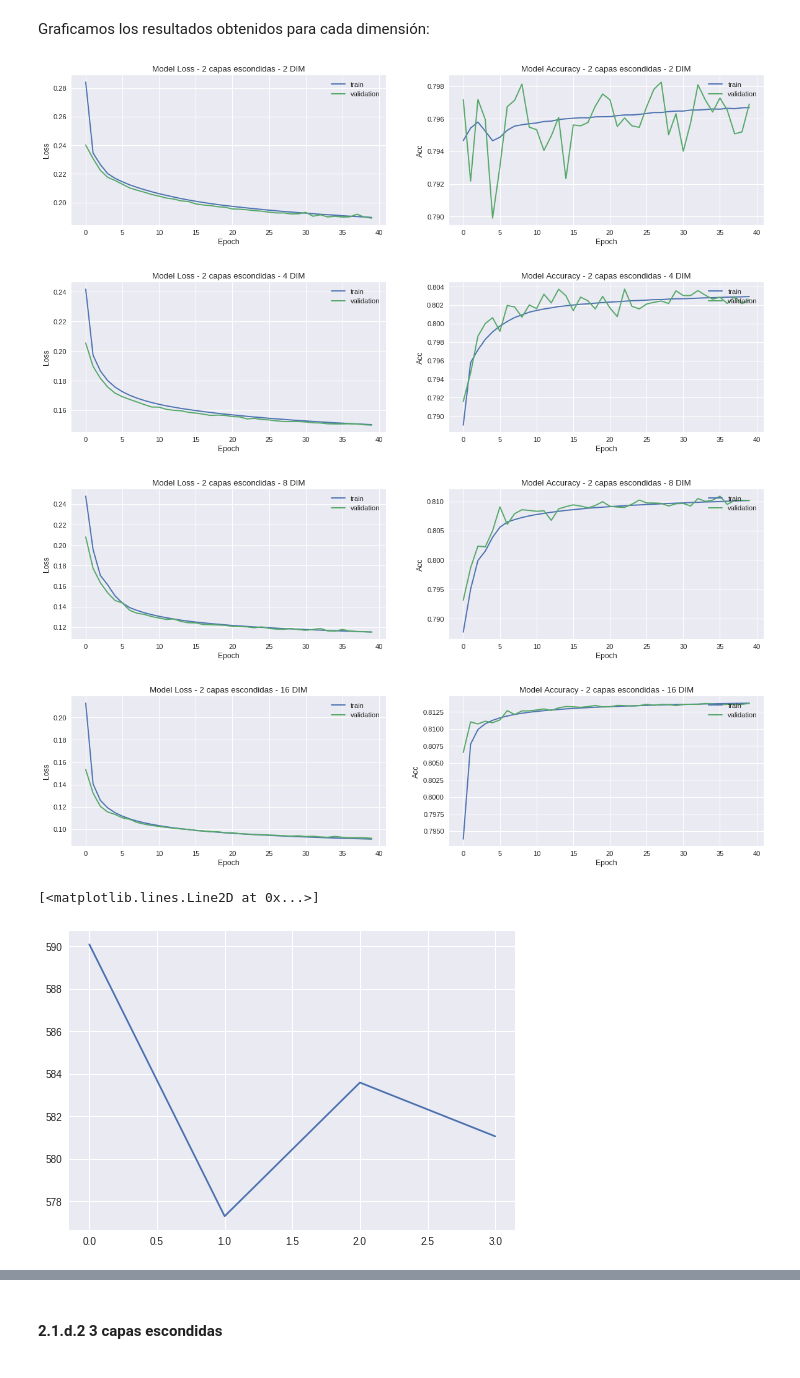
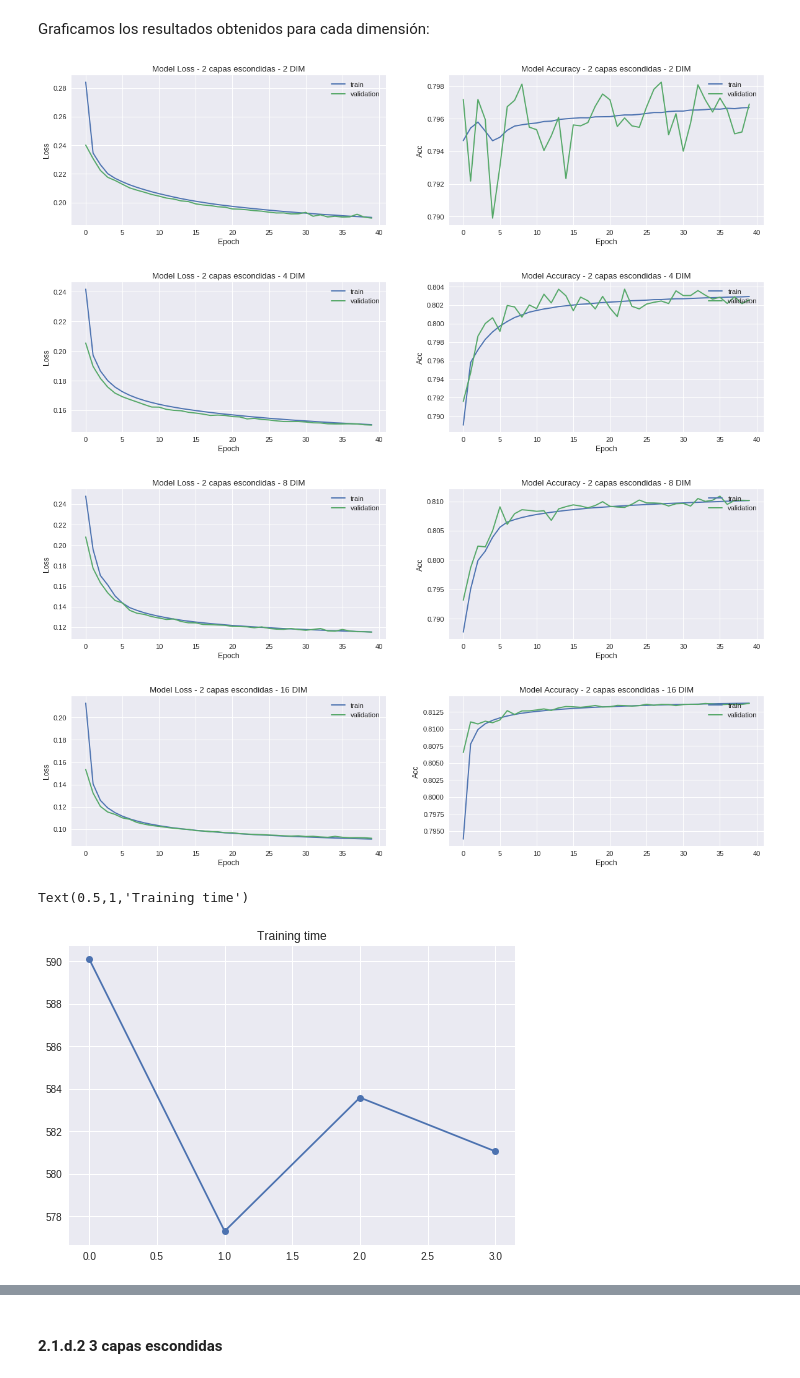
Before and after one commit to rigonzal/ANN, a Jupyter notebook: Approach3/Pregunta_2_colab.ipynb, the cells around one changed output, grey strips where cells are left out. Saved outputs shown, nothing was run; the diff lists cells and outputs as text; code cells hidden in the pictures.

```diff
--- a/Approach3/Pregunta_2_colab.ipynb
+++ b/Approach3/Pregunta_2_colab.ipynb
@@ -370,14 +371,15 @@ Graficamos los resultados obtenidos para cada dimensión:
 # %%
 for i in range(len(history_1_d_1_list)):
   losses,accs = get_metrics_lists(history_1_d_1_list[i])
-  triple_plot(losses,accs,'Model Loss - 2 capas escondidas - '+str(dims[i])+' DIM')
+  triple_plot(losses,accs,'Model Loss - 2 capas escondidas - '+str(dims_1_d[i])+' DIM')
 
-plt.plot(times_d_1)
+plt.plot(times_d_1[:4],'o-')
+plt.title("Training time")
 # %% [output]
 [figure]
 [figure]
 [figure]
 [figure]
-[<matplotlib.lines.Line2D at 0x...>]
+Text(0.5,1,'Training time')
-[figure, old version]
+[figure, new version]
 # %% [markdown]
```
Also changed, not shown: parts of 37 cells of this notebook.
